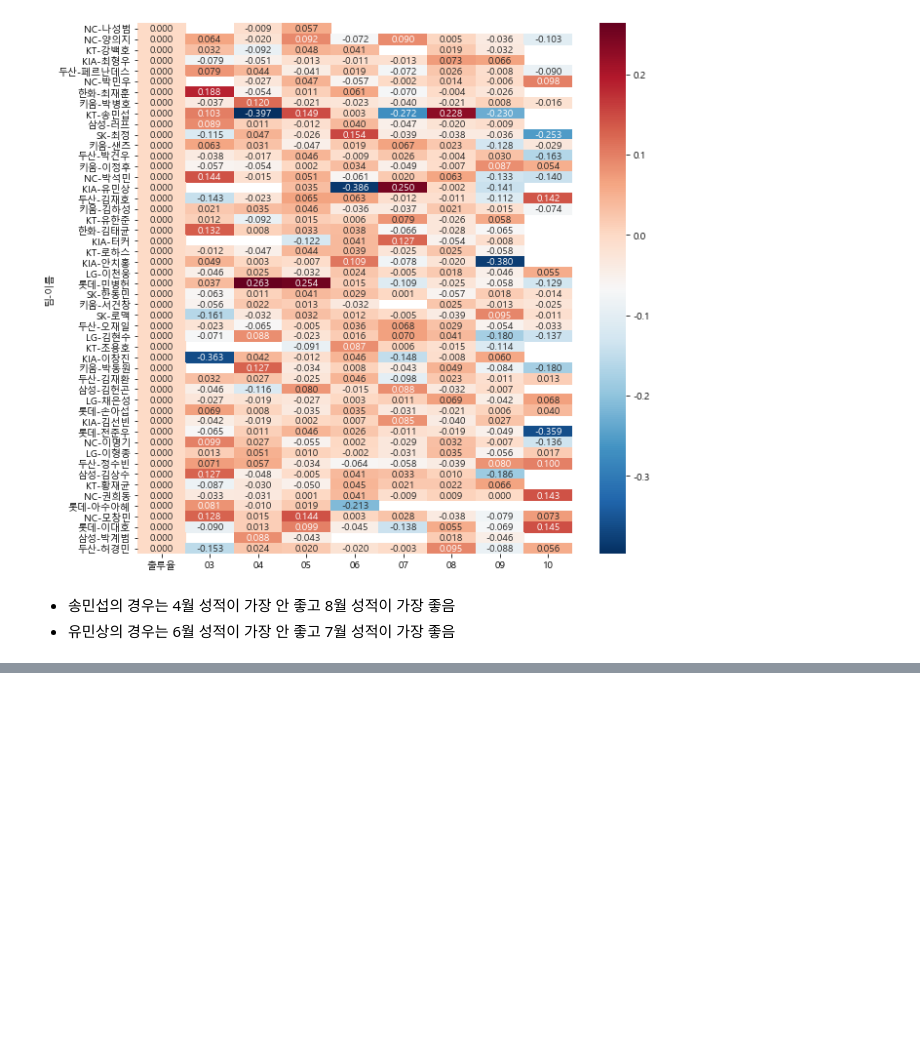
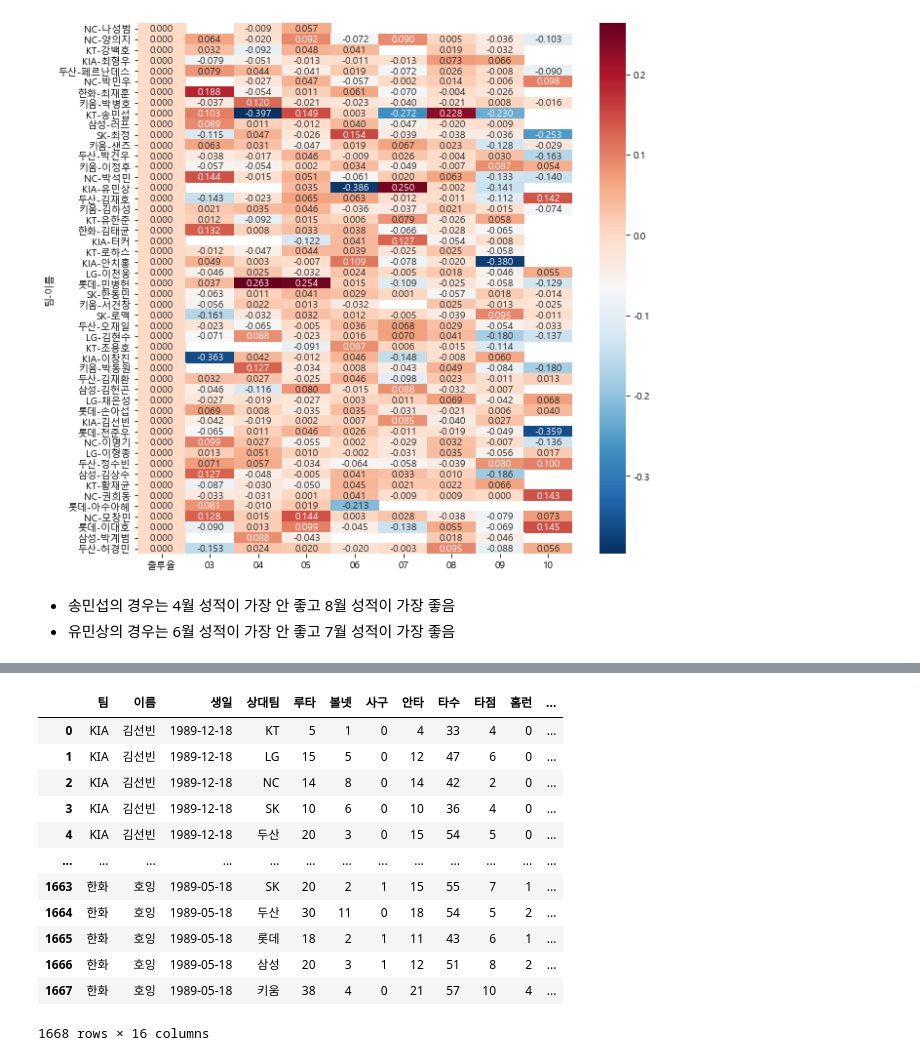
Before and after one commit to psuny1116/Project_by_lecture, a Jupyter notebook: Baseball analysis.ipynb, the cells around one changed output, grey strips where cells are left out. Drawn from its saved outputs; the diff is of its cells as text; code cells hidden in the pictures; blank space fills up the shorter version.

```diff
--- a/Baseball analysis.ipynb
+++ b/Baseball analysis.ipynb
@@ -572,0 +610,6 @@ sns.heatmap(data = df_selected.head(50), annot = True, fmt = '.3f', cmap = 'RdBu
+# %%
+# 피벗테이블을 사용해 상대 팀별 실적 정리
+
+factors = ['타수', '안타', '홈런', '루타', '타점', '볼넷', '사구', '희비']
+data = raw.pivot_table(index = ['팀', '이름', '생일', '상대팀'], values = factors, aggfunc = 'sum')
+data.head()
@@ -572,0 +624,6 @@ sns.heatmap(data = df_selected.head(50), annot = True, fmt = '.3f', cmap = 'RdBu
+# %%
+# 상대팀별 타수가 0보다 큰 경우의 데이터만 선택
+
+cond = data['타수'] > 0
+data = data[cond]
+data.head()
@@ -572,0 +638,5 @@ sns.heatmap(data = df_selected.head(50), annot = True, fmt = '.3f', cmap = 'RdBu
+# %%
+# 인덱스로 있는 팀, 이름, 생일, 상대팀을 칼럼으로 변경
+
+data = data.reset_index()
+data.head()
@@ -572,0 +659,19 @@ sns.heatmap(data = df_selected.head(50), annot = True, fmt = '.3f', cmap = 'RdBu
+# %%
+# 타자/상대팀별 실적 계산
+
+player_stats_opp = cal_hit(data)
+player_stats_opp
+# %% [output]
+|  | 팀 | 이름 | 생일 | 상대팀 | 루타 | 볼넷 | 사구 | 안타 | 타수 | 타점 | 홈런 | ... |
+| 0 | KIA | 김선빈 | 1989-12-18 | KT | 5 | 1 | 0 | 4 | 33 | 4 | 0 | ... |
+| 1 | KIA | 김선빈 | 1989-12-18 | LG | 15 | 5 | 0 | 12 | 47 | 6 | 0 | ... |
+| 2 | KIA | 김선빈 | 1989-12-18 | NC | 14 | 8 | 0 | 14 | 42 | 2 | 0 | ... |
+| 3 | KIA | 김선빈 | 1989-12-18 | SK | 10 | 6 | 0 | 10 | 36 | 4 | 0 | ... |
+| 4 | KIA | 김선빈 | 1989-12-18 | 두산 | 20 | 3 | 0 | 15 | 54 | 5 | 0 | ... |
+| ... | ... | ... | ... | ... | ... | ... | ... | ... | ... | ... | ... | ... |
+| 1663 | 한화 | 호잉 | 1989-05-18 | SK | 20 | 2 | 1 | 15 | 55 | 7 | 1 | ... |
+| 1664 | 한화 | 호잉 | 1989-05-18 | 두산 | 30 | 11 | 0 | 18 | 54 | 5 | 2 | ... |
+| 1665 | 한화 | 호잉 | 1989-05-18 | 롯데 | 18 | 2 | 1 | 11 | 43 | 6 | 1 | ... |
+| 1666 | 한화 | 호잉 | 1989-05-18 | 삼성 | 20 | 3 | 1 | 12 | 51 | 8 | 2 | ... |
+| 1667 | 한화 | 호잉 | 1989-05-18 | 키움 | 38 | 4 | 0 | 21 | 57 | 10 | 4 | ... |
+1668 rows × 16 columns
```
Also changed, not shown: parts of 19 cells of this notebook.
